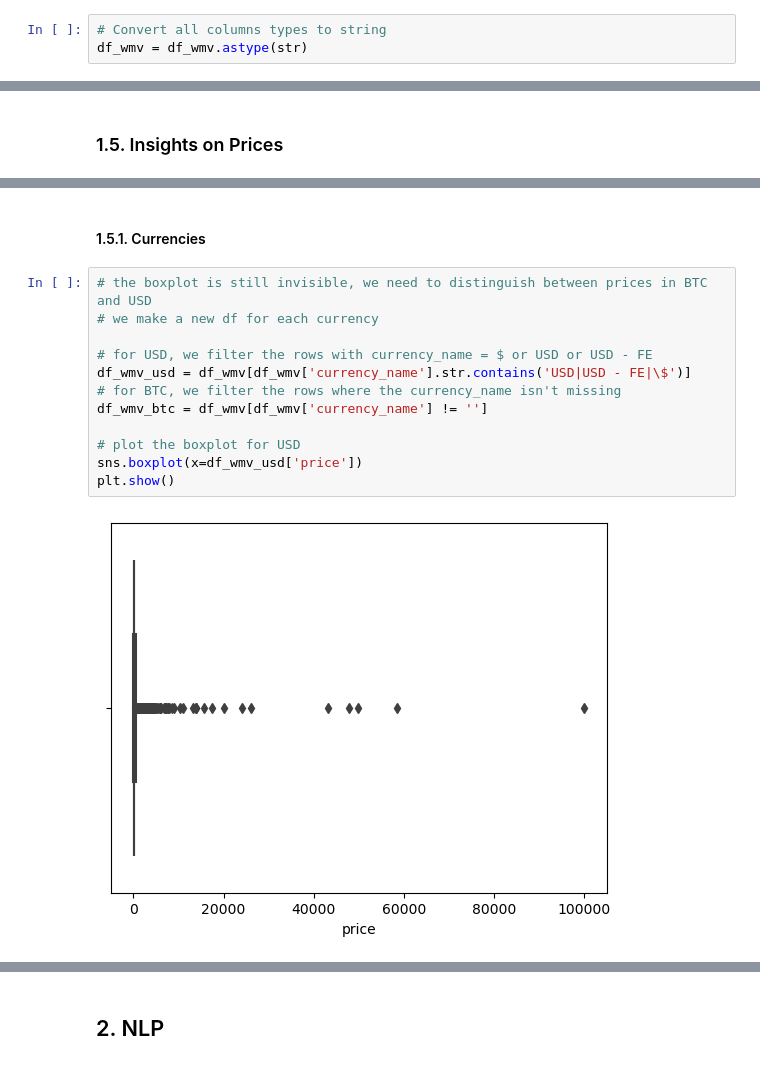
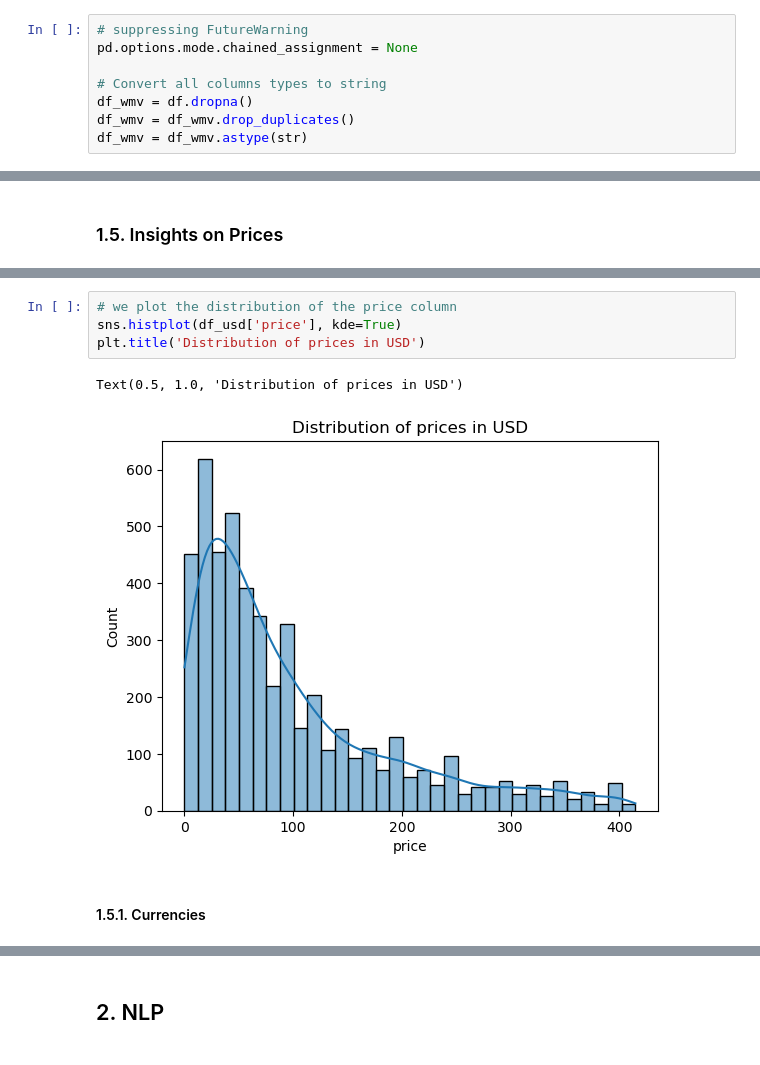
Before and after one commit to davide-beltrame/cybercrime-aho, a Jupyter notebook: main.ipynb, the cells around one changed output, grey strips where cells are left out. Saved outputs shown, nothing was run; the diff lists cells and outputs as text.

```diff
--- a/main.ipynb
+++ b/main.ipynb
@@ -191,4 +146,9 @@ pd.set_option('display.max_colwidth', None)
 # %%
+# suppressing FutureWarning
+pd.options.mode.chained_assignment = None
+
 # Convert all columns types to string
+df_wmv = df.dropna()
+df_wmv = df_wmv.drop_duplicates()
 df_wmv = df_wmv.astype(str)
 # %%
@@ -275,16 +364,9 @@ plt.show()
+# %%
+# we plot the distribution of the price column
+sns.histplot(df_usd['price'], kde=True)
+plt.title('Distribution of prices in USD')
+# %% [output]
+Text(0.5, 1.0, 'Distribution of prices in USD')
+[figure, added]
 # %% [markdown]
 #### 1.5.1. Currencies
-# %%
-# the boxplot is still invisible, we need to distinguish between prices in BTC and USD
-# we make a new df for each currency
-
-# for USD, we filter the rows with currency_name = $ or USD or USD - FE
-df_wmv_usd = df_wmv[df_wmv['currency_name'].str.contains('USD|USD - FE|\$')]
-# for BTC, we filter the rows where the currency_name isn't missing
-df_wmv_btc = df_wmv[df_wmv['currency_name'] != '']
-
-# plot the boxplot for USD
-sns.boxplot(x=df_wmv_usd['price'])
-plt.show()
-# %% [output]
-[figure, removed]
```
Also changed, not shown: parts of 36 cells of this notebook, 1 other file.
